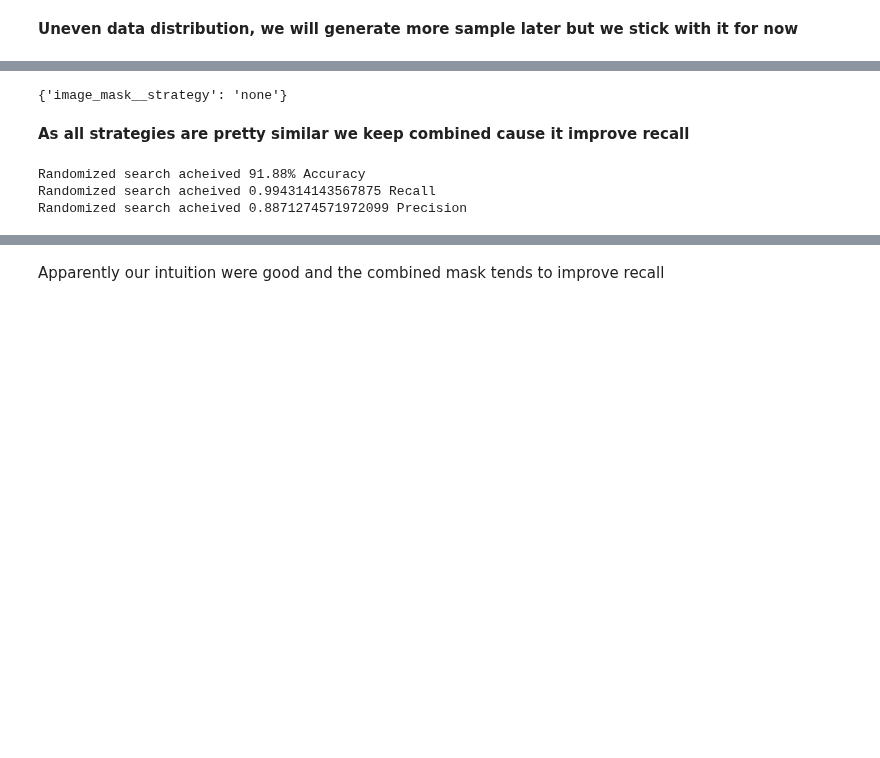
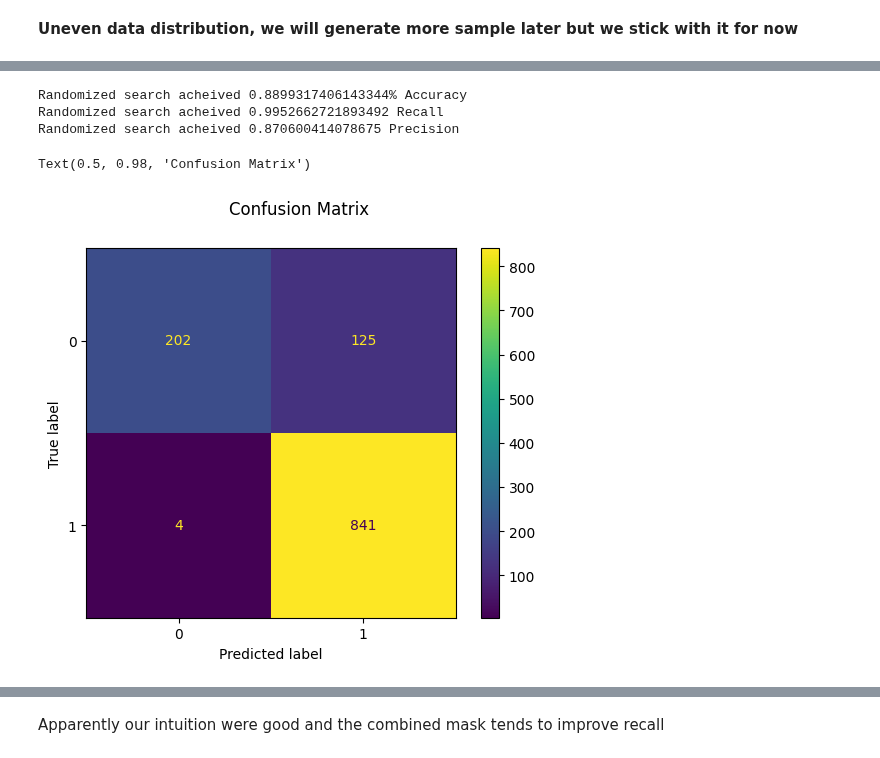
Before and after one commit to lucas066001/IllnessRecognition, a Jupyter notebook: app/ml/modelsFindingTwoClasses.ipynb, the cells around one changed output, grey strips where cells are left out. Saved outputs shown, nothing was run; the diff lists cells and outputs as text; code cells hidden in the pictures; blank space fills up the shorter version.

```diff
--- a/app/ml/modelsFindingTwoClasses.ipynb
+++ b/app/ml/modelsFindingTwoClasses.ipynb
@@ -61,23 +58,4 @@ array([0, 1])
 # %%
+#SIMPLER
 from sklearn.model_selection import train_test_split
-X_train_simple, X_test_simple, y_train_simple, y_test_simple = train_test_split(X, y_simpler, test_size=0.33, random_state=0)
+X_train_simple, X_test_simple, y_train_simple, y_test_simple = train_test_split(X, y_simpler, test_size=0.2, random_state=0)
-# %%
-import numpy as np
-
-# First of all we will use a DummyClassifier to get an idea of what a uncorrelated model looks like
-from sklearn.dummy import DummyClassifier
-
-dummy_clf = DummyClassifier(strategy="stratified")
-dummy_clf.fit(X_train_simple, y_train_simple)
-ac = dummy_clf.score(X_test_simple, y_test_simple)
-print("Using randomly generated answer we get " + str(ac) + "% Accuracy")
-
-dummy_clf = DummyClassifier(strategy="most_frequent")
-dummy_clf.fit(X_train_simple, y_train_simple)
-ac = round(dummy_clf.score(X_test_simple, y_test_simple) * 100, 2)
-print("Using only most frequent number as answer we get " + str(ac) + "% Accuracy")
-
-dummy_clf = DummyClassifier(strategy="uniform")
-dummy_clf.fit(X_train_simple, y_train_simple)
-ac = round(dummy_clf.score(X_test_simple, y_test_simple) * 100, 2)
-print("Using uniform distribution answer we get " + str(ac) + "% Accuracy")
@@ -284,48 +70,35 @@ plt.show()
-# %%
-from sklearn.preprocessing import StandardScaler
-from sklearn.model_selection import  GridSearchCV
-from local_lib.testerTransformer import TesterTransformer
-
-pipeline = Pipeline([
-    ('image_mask', MaskSeuilTransformer()),
-    ('knn', KNeighborsClassifier())
-])
-
-param_grid = {
-            'image_mask__strategy': ["combined", "geometry", "baseline", "none"]
-            }
-
-grid_search = GridSearchCV(
-                    pipeline,
-                    param_grid=param_grid,
-                    cv=5,
-                    return_train_score=True,
-                    scoring='accuracy').fit(X_train_simple, y_train_simple)
-
-grid_search.best_params_
-# %% [output]
-{'image_mask__strategy': 'none'}
-# %% [markdown]
-**As all strategies are pretty similar we keep combined cause it improve recall**
 # %%
+#2C no pca
+from local_lib.mask_transformer import MaskSeuilTransformer
+from sklearn.neighbors import KNeighborsClassifier
+from sklearn.pipeline import Pipeline
+from sklearn.preprocessing import Normalizer
+from sklearn.metrics import accuracy_score, recall_score, precision_score
+from sklearn.metrics import ConfusionMatrixDisplay
+
 pipeline = Pipeline([
     ('image_mask', MaskSeuilTransformer(strategy="combined")),
-    ('knn', KNeighborsClassifier())
+    ('norm', Normalizer()),
+    ('knn', KNeighborsClassifier(n_neighbors=13))
 ])
 
 pipeline.fit(X_train_simple, y_train_simple)
 y_pred = pipeline.predict(X_test_simple)
 
 # Calculate precision and recall and accuracy
-ac = round(grid_search.score(X_test_simple, y_test_simple) * 100, 2)
+ac = accuracy_score(y_test_simple, y_pred)
 precision = precision_score(y_test_simple, y_pred)
 recall = recall_score(y_test_simple, y_pred)
 
 
 print("Randomized search acheived " + str(ac) + "% Accuracy")
 print("Randomized search acheived " + str(recall) + " Recall")
 print("Randomized search acheived " + str(precision) + " Precision")
+disp = ConfusionMatrixDisplay.from_predictions(y_test_simple, y_pred)
+disp.figure_.suptitle("Confusion Matrix")
 # %% [output]
-Randomized search acheived 91.88% Accuracy
-Randomized search acheived 0.994314143567875 Recall
-Randomized search acheived 0.8871274571972099 Precision
+Randomized search acheived 0.8899317406143344% Accuracy
+Randomized search acheived 0.9952662721893492 Recall
+Randomized search acheived 0.870600414078675 Precision
+Text(0.5, 0.98, 'Confusion Matrix')
+[figure, added]
```
Also changed, not shown: parts of 28 cells of this notebook, 3 other files.
